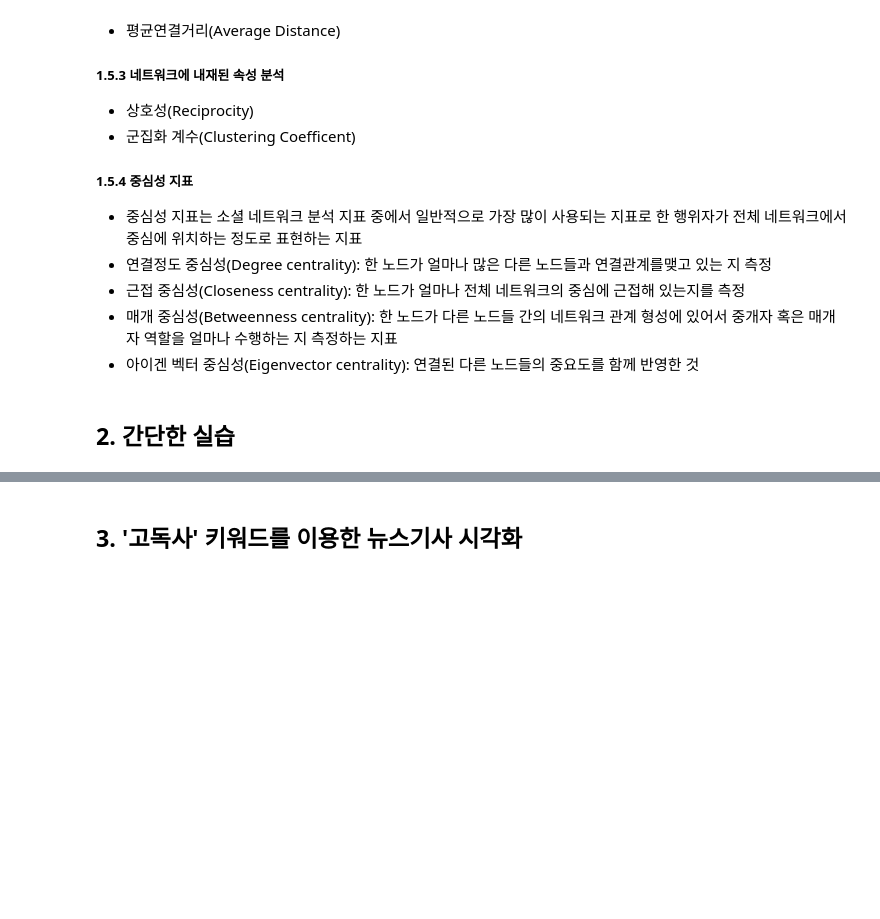
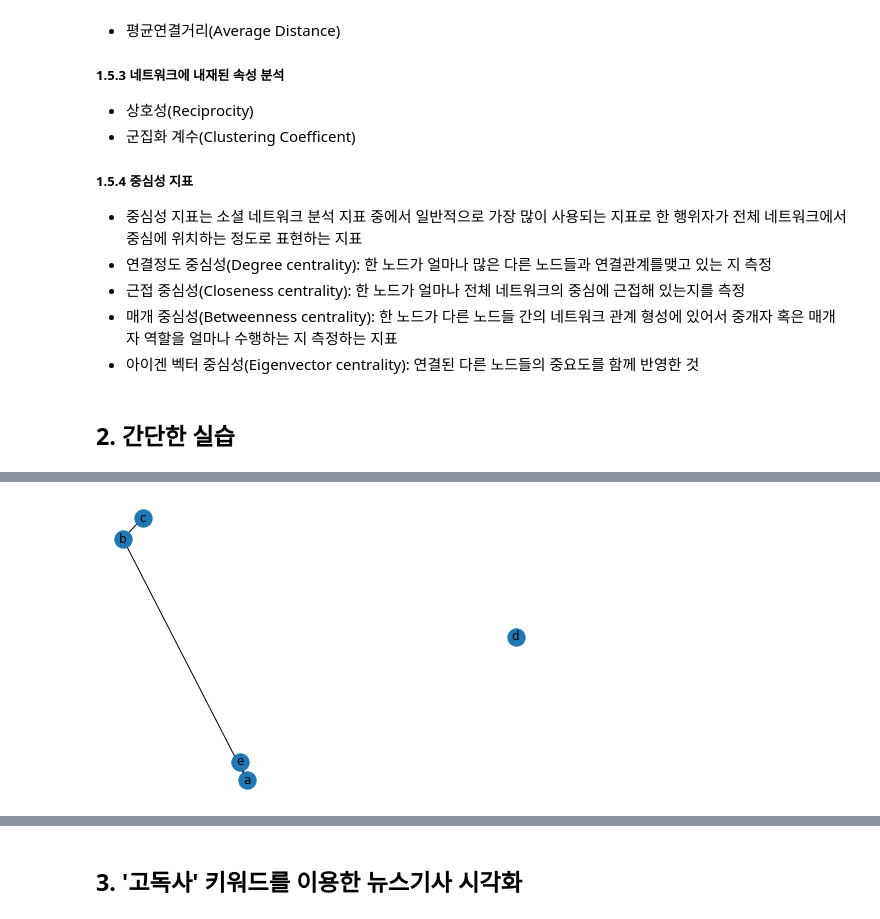
Before and after one commit to SEHYOUNGKIM/BA_week2_SeHyoung, a Jupyter notebook: network_analysis.ipynb, the cells around one changed output, grey strips where cells are left out. Drawn from its saved outputs; the diff is of its cells as text; code cells hidden in the pictures; blank space fills up the shorter version.

```diff
--- a/network_analysis.ipynb
+++ b/network_analysis.ipynb
@@ -77,0 +91,13 @@
+# %%
+df = ['a','b','c','d','e']
+edges = [['a','b'],['b','c'],['a','e'],['d','d']] # 마지막 'd','d' 는 자기자신을 순환하는 링크
+G1 = nx.Graph() #네트워크 객체로 입력
+
+G1.add_nodes_from(df) #네트워크에 위에서 정의한 노드를 입력
+
+for i in range(len(edges)):
+    G1.add_edge(edges[i][0],edges[i][1], weight = i) #각 edgs(link)들을 각 노드들에 정의 및 가중치를 부여
+nx.draw(G1, with_labels = True)
+plt.show()
+# %% [output]
+[figure, added]
```
Also changed, not shown: parts of 7 cells of this notebook.
